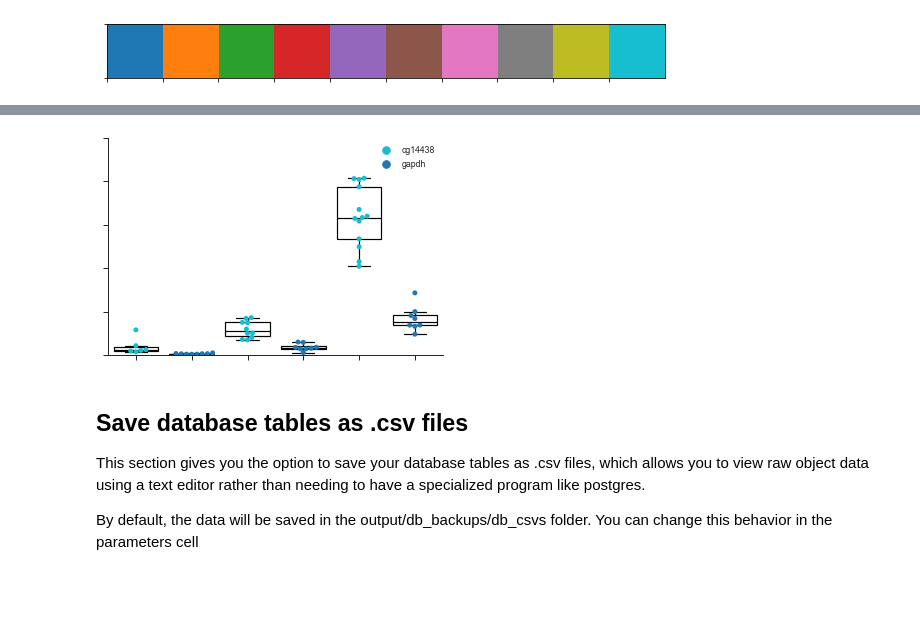
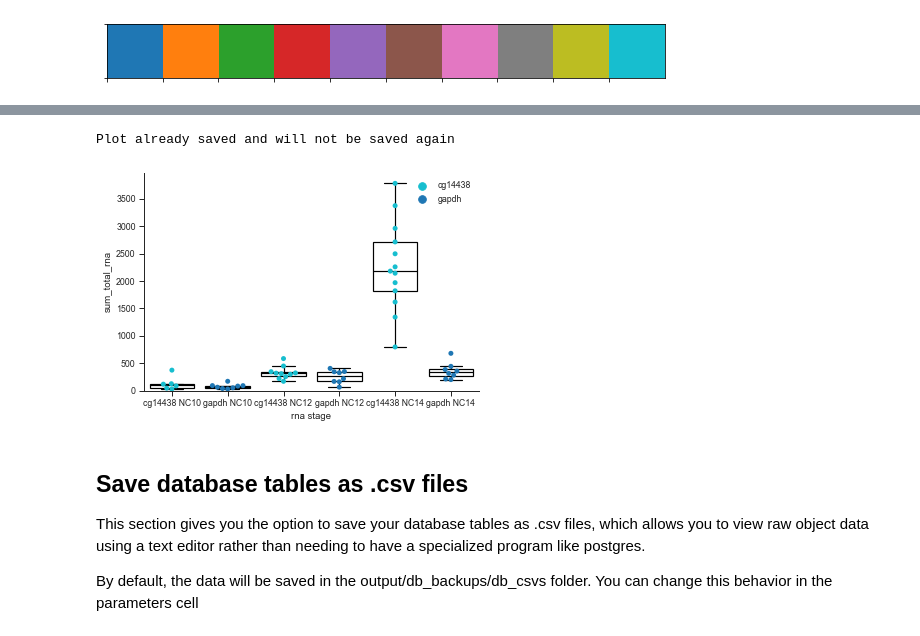
Before and after one commit to pearlryder/rna-at-centrosomes, a Jupyter notebook: pipeline/resubmission-embryo-pipeline.ipynb, the cells around one changed output, grey strips where cells are left out. Saved outputs shown, nothing was run; the diff lists cells and outputs as text; code cells hidden in the pictures; blank space fills up the shorter version.

```diff
--- a/pipeline/resubmission-embryo-pipeline.ipynb
+++ b/pipeline/resubmission-embryo-pipeline.ipynb
@@ -16,7 +16,7 @@ db_host = "localhost"
 # path to find data
 
 USER_NAME = 'pearlryder'
-FILE_PATH = '/Users/' + USER_NAME + '/data/centrosomes-rna-data'
+FILE_PATH = '/Users/' + USER_NAME + '/data/resubmission-data'
 
 
 # here you can create a distance threshold that changes with the nuclear cycle
@@ -277,7 +200,7 @@ import os
 # %%
 # parameters
 
-distribution_data_filename = 'distributions.csv'
+distribution_data_filename = 'distributions-sum-rna.csv'
 
 data_output_dir = os.path.join(FILE_PATH, 'output', 'data')
 
@@ -382,7 +308,7 @@ def line_plot(rna_dataframe, y_axis, labels_bool):
                                   data = rna_dataframe);
 
     plt.xlim(0)
-    plt.ylim(0,60)
+    plt.ylim(0)
 
     if not labels_bool:
         for ax in line_plt.axes.flatten():
@@ -406,7 +332,7 @@ def swarm_plot(rna_dataframe, y_axis):
                 kind='swarm',
                 palette=palette_dict)
 
-    plt.ylim(0,100)
+    plt.ylim(0)
 
 
     return swarm_plt
@@ -419,7 +345,6 @@ def swarm_plot(rna_dataframe, y_axis):
 gapdh_data = rna_distribution_df.loc[rna_distribution_df['rna'] == 'gapdh']
 
 rna_types = ['cen', 'plp', 'cg14438', 'pins', 'cyclin_b']
-rna_types = ['cg14438']
 
 for rna_type in rna_types:
 
@@ -436,7 +361,7 @@ for rna_type in rna_types:
 
     labels_bool_tuple = (True, False)
 
-    y_axis_tuple = ('percent_total_rna', 'percent_granule_rna')
+    y_axis_tuple = ('sum_total_rna', 'sum_granule_rna')
 
     for y_axis in y_axis_tuple:
         for (data_type, rna_dataframe) in dataframes:
@@ -448,12 +373,12 @@ for rna_type in rna_types:
                     label = '_no_labels_'
 
                 rna_plt = line_plot(rna_dataframe, y_axis, labels_bool)
-                fn = rna_type + data_type + label + y_axis + '_for-paper-0-60.pdf'
+                fn = rna_type + data_type + label + y_axis + '.pdf'
                 save_plot(fn, plots_output_dir, rna_plt)
                 plt.close()
 
         swarm_plt = swarm_plot(one_micron_df, y_axis)
-        fn = rna_type + '_one-micron_' + y_axis + '_for-paper-0-60.pdf'
+        fn = rna_type + '_one-micron_' + y_axis + '.pdf'
         save_plot(fn, plots_output_dir, swarm_plt)
         plt.close()
 # %%
@@ -502,5 +427,5 @@ See the caveats in the documentation: https://pandas.pydata.org/pandas-docs/stab
 # %%
-y_axis = 'percent_total_rna'
+y_axis = 'sum_total_rna'
 
 ax = sns.swarmplot(x = 'rna stage',
                y = y_axis,
@@ -527,36 +452,37 @@ for i,box in enumerate(ax.artists):
     for j in range(6*i,6*(i+1)):
          ax.lines[j].set_color('black')
 
 # set the y axis from 0 to 100
-plt.ylim(0,50)
+plt.ylim(0)
 
 # make the x and y axes visible w/o the top and right frames
 ax.spines['top'].set_visible(False)
 ax.spines['right'].set_visible(False)
 ax.spines['bottom'].set_visible(True)
 ax.spines['left'].set_visible(True)
 
-labels_bool = False
+labels_bool = True
 
 if not labels_bool:
     # remove labels
     ax.xaxis.set_ticklabels([])
     ax.yaxis.set_ticklabels([])
     ax.set_ylabel('')
     ax.set_xlabel('')
     ax.set_title('')
 
 # remove the legend frame
 plt.legend(frameon=False)
 
 one_micron_granule_RNA_plt = ax.get_figure()
 
 
 subset_one_micron_total_RNA_fn = stage + '_' + y_axis + label + '_all-interphase-stages-on-one-graph-no-labels.pdf'
 
 save_plot(subset_one_micron_total_RNA_fn, plots_output_dir, one_micron_granule_RNA_plt)
 # %% [output]
+Plot already saved and will not be saved again
-[figure, old version]
+[figure, new version]
 # %%
 def swarm_box_plot(stage_dataframe, y_axis, labels_bool):
     ax = sns.swarmplot(x = 'rna cycle',
```
Also changed, not shown: parts of 20 cells of this notebook, 1 other file.
